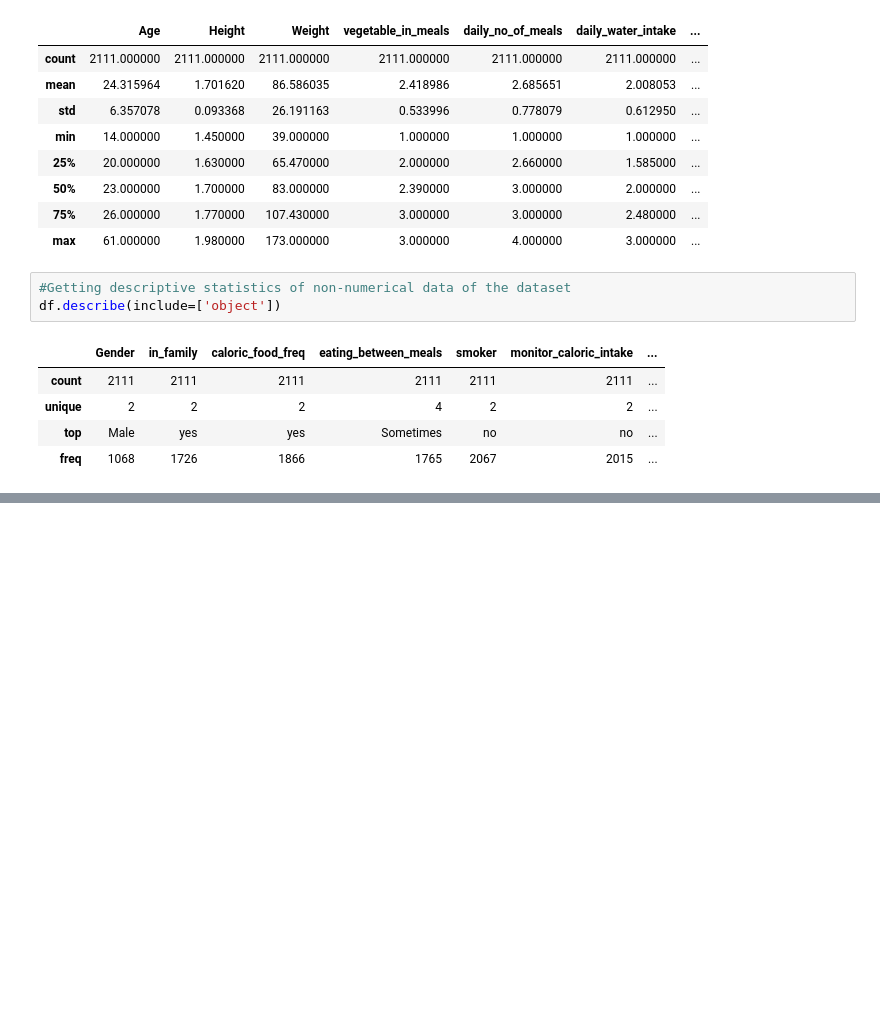
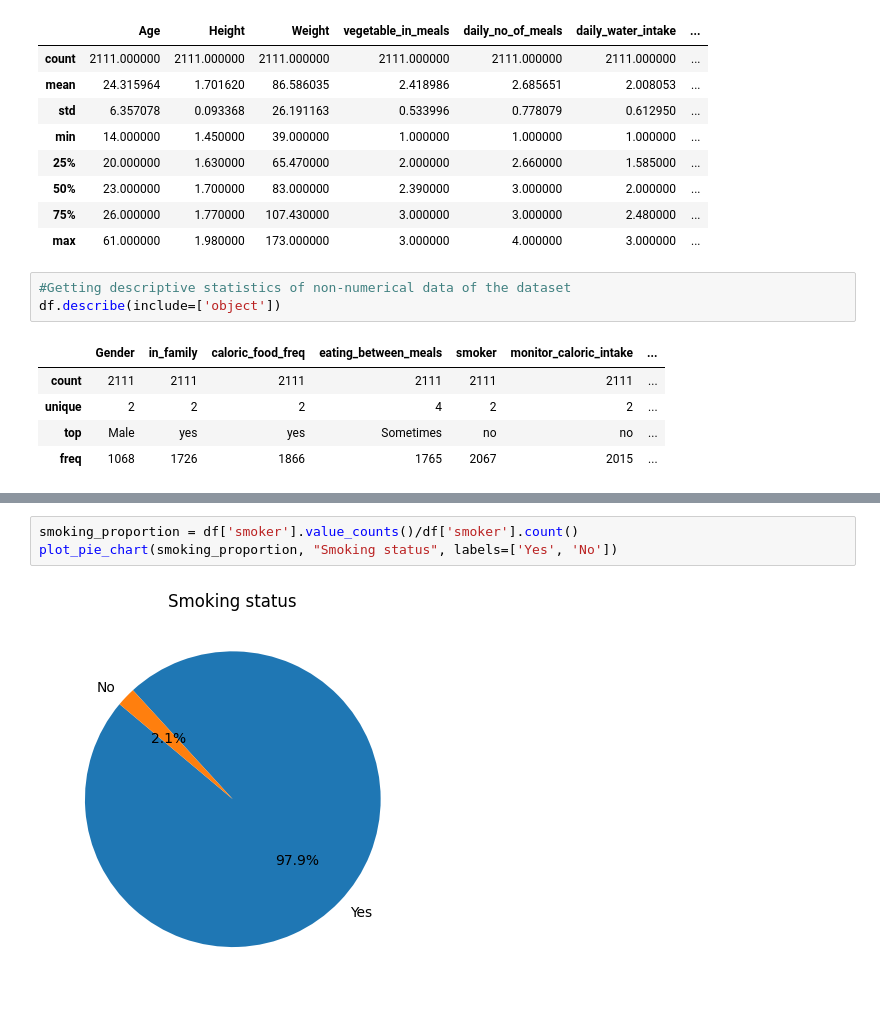
Before and after one commit to SamGombs20/DataAnalysisSample, a Jupyter notebook: code/obesiScanAnalysis.ipynb, the cells around one changed output, grey strips where cells are left out. Drawn from its saved outputs; the diff is of its cells as text; blank space fills up the shorter version.

```diff
--- a/code/obesiScanAnalysis.ipynb
+++ b/code/obesiScanAnalysis.ipynb
@@ -89,0 +88,5 @@ Name: count, dtype: float64
+# %%
+smoking_proportion = df['smoker'].value_counts()/df['smoker'].count()
+plot_pie_chart(smoking_proportion, "Smoking status", labels=['Yes', 'No'])
+# %% [output]
+[figure, added]
```
Also changed, not shown: parts of 9 cells of this notebook.
